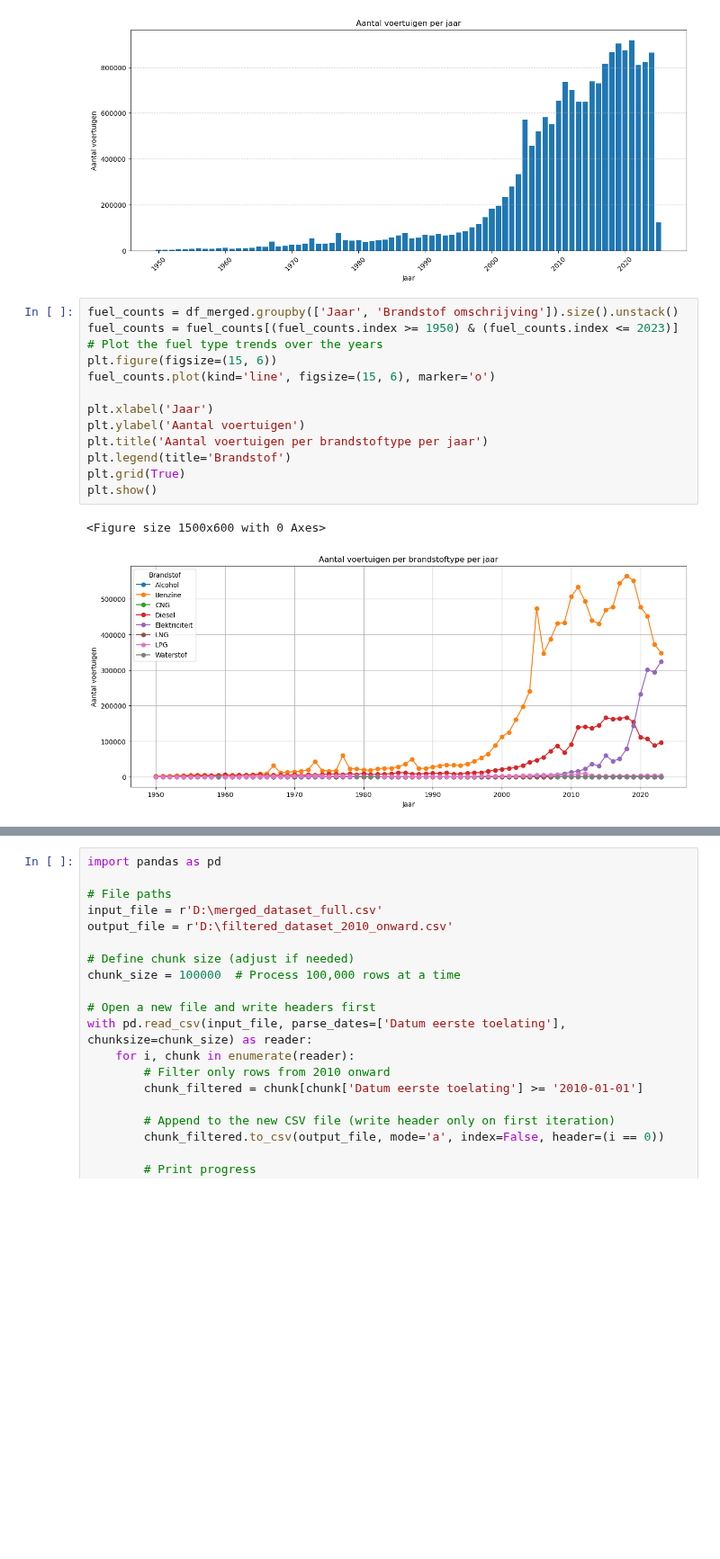
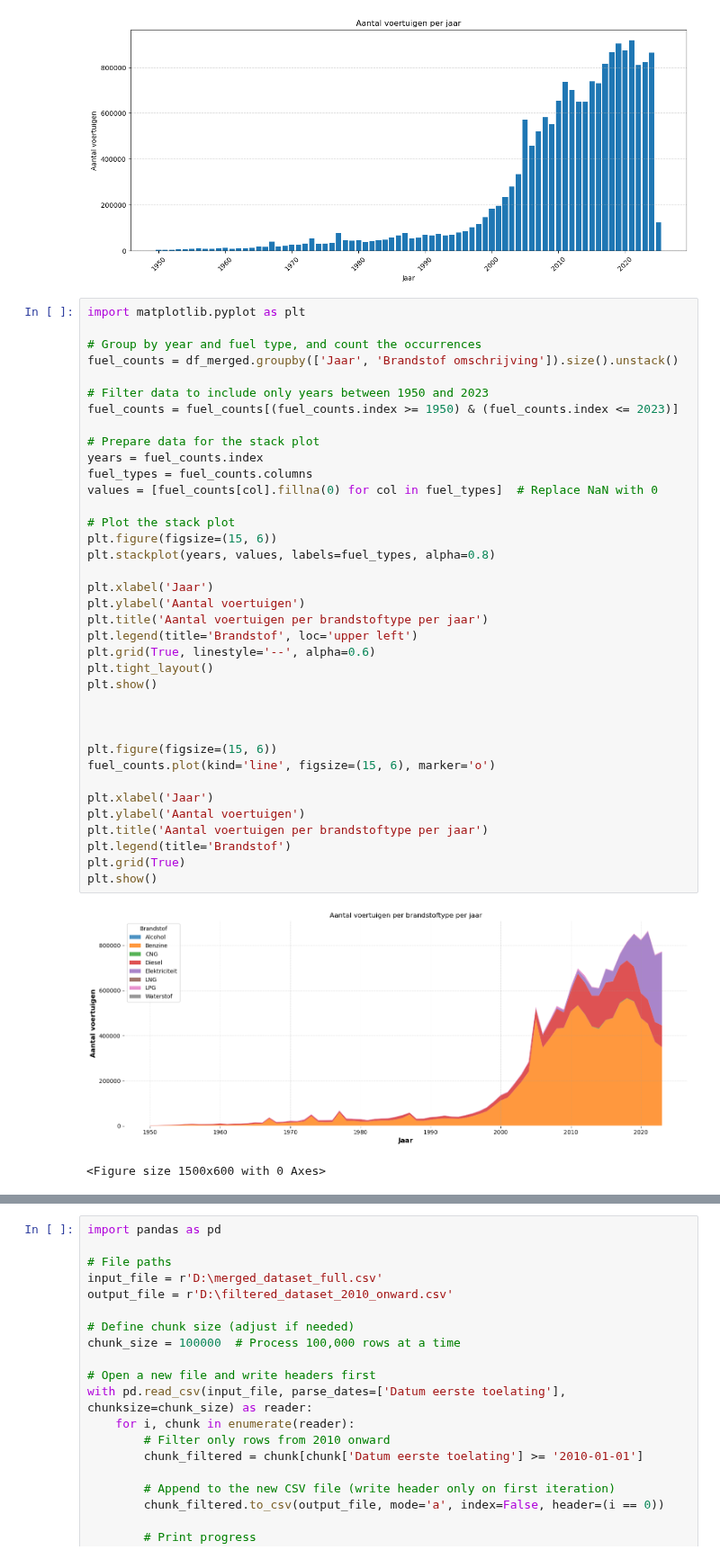
Before and after one commit to DylanHaaz/Tryhard, a Jupyter notebook: Code/Data exploration/RWD.ipynb, the cells around one changed output, grey strips where cells are left out. Shown at 90% size. Saved outputs shown, nothing was run; the diff lists cells and outputs as text; blank space fills up the shorter version.

Commit message:
NOG 1 PLOT TOEGEVOEGD

```diff
--- a/Code/Data exploration/RWD.ipynb
+++ b/Code/Data exploration/RWD.ipynb
@@ -202,18 +202,42 @@ plt.show()
 # %% [output]
 [figure]
 # %%
+import matplotlib.pyplot as plt
+
+# Group by year and fuel type, and count the occurrences
 fuel_counts = df_merged.groupby(['Jaar', 'Brandstof omschrijving']).size().unstack()
+
+# Filter data to include only years between 1950 and 2023
 fuel_counts = fuel_counts[(fuel_counts.index >= 1950) & (fuel_counts.index <= 2023)]
-# Plot the fuel type trends over the years
+
+# Prepare data for the stack plot
+years = fuel_counts.index
+fuel_types = fuel_counts.columns
+values = [fuel_counts[col].fillna(0) for col in fuel_types]  # Replace NaN with 0
+
+# Plot the stack plot
+plt.figure(figsize=(15, 6))
+plt.stackplot(years, values, labels=fuel_types, alpha=0.8)
+
+plt.xlabel('Jaar')
+plt.ylabel('Aantal voertuigen')
+plt.title('Aantal voertuigen per brandstoftype per jaar')
+plt.legend(title='Brandstof', loc='upper left')
+plt.grid(True, linestyle='--', alpha=0.6)
+plt.tight_layout()
+plt.show()
+
+
+
 plt.figure(figsize=(15, 6))
 fuel_counts.plot(kind='line', figsize=(15, 6), marker='o')
 
 plt.xlabel('Jaar')
 plt.ylabel('Aantal voertuigen')
 plt.title('Aantal voertuigen per brandstoftype per jaar')
 plt.legend(title='Brandstof')
 plt.grid(True)
 plt.show()
 # %% [output]
+[figure, new version]
 <Figure size 1500x600 with 0 Axes>
-[figure, old version]
```
Also changed, not shown: parts of 1 cell of this notebook.
